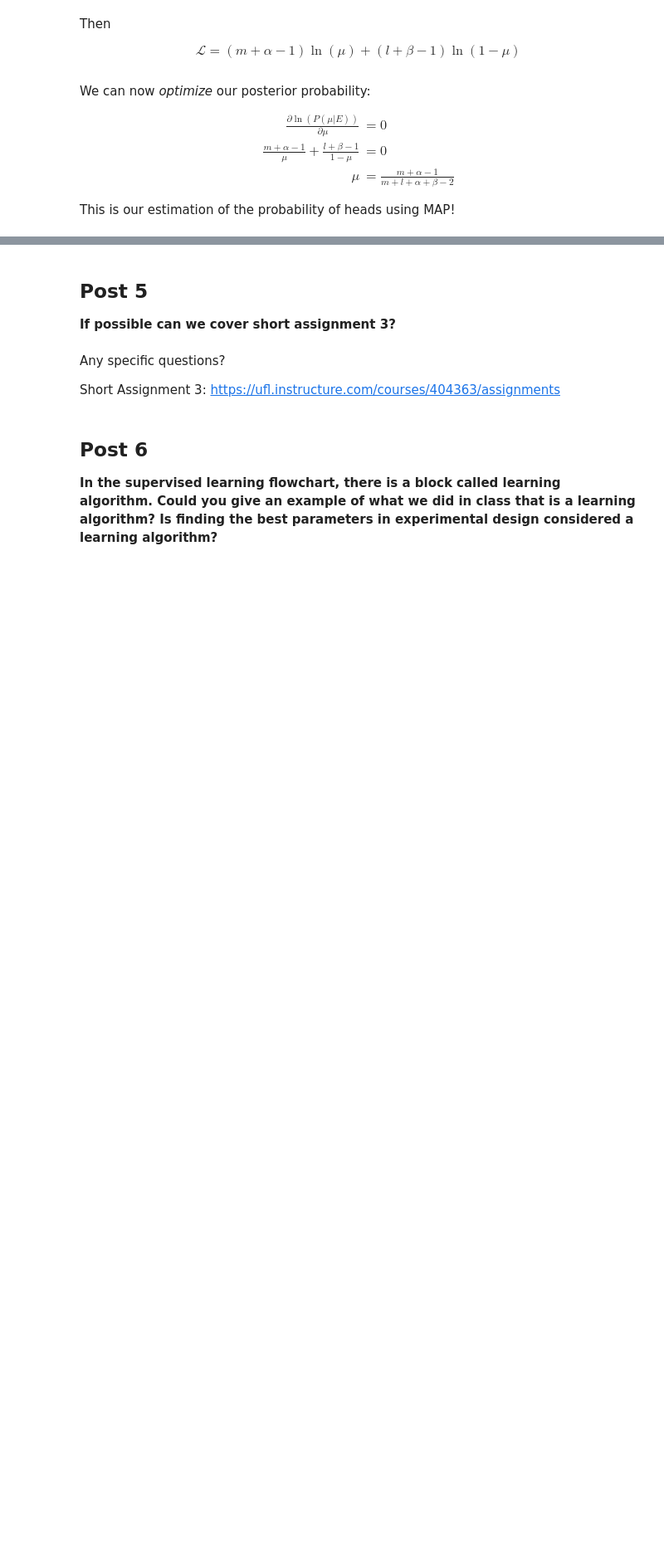
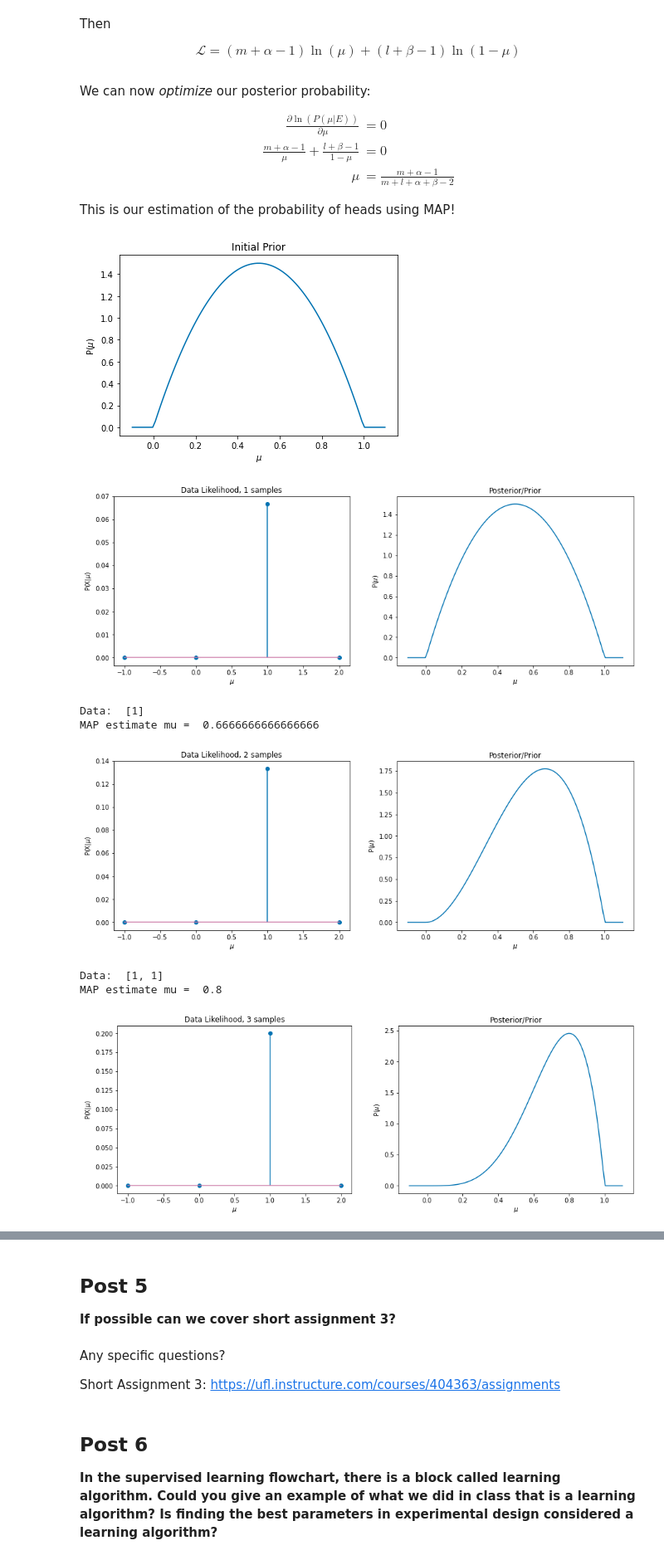
Before and after one commit to villegasmichael79/Lectures, a Jupyter notebook: Lecture 18 - Midterm Exam review/Lecture 18.ipynb, the cells around one changed output, grey strips where cells are left out. Shown at 83% size. Drawn from its saved outputs; the diff is of its cells as text; code cells hidden in the pictures; blank space fills up the shorter version.

```diff
--- a/Lecture 18 - Midterm Exam review/Lecture 18.ipynb
+++ b/Lecture 18 - Midterm Exam review/Lecture 18.ipynb
@@ -201,31 +201,41 @@ Nflips = 15
 a = 2
 b = 2
 
 xr = range(-1,3)
 x = np.linspace(-0.1,1.1,100)
 plt.plot(x, stats.beta(a,b).pdf(x))
 plt.xlabel('$\mu$'); plt.ylabel('P($\mu$)'); plt.title('Initial Prior')
 plt.show()
 Outcomes = []
 for i in range(Nflips):
     Outcomes += [stats.bernoulli(trueMU).rvs(1)[0]]
     estimate_mu = (np.sum(Outcomes)+a-1)/(len(Outcomes)+a+b-2)
 
     # Visualization:
     fig=plt.figure(figsize=(15,5))
     fig.add_subplot(1,2,1)
-    plt.stem(xr, stats.bernoulli(estimate_mu).pmf(xr))
+    plt.stem(xr,np.array([0,len(Outcomes)-np.sum(Outcomes),np.sum(Outcomes),0])/Nflips,
+            use_line_collection=True)
     plt.xlabel('$\mu$'); plt.ylabel('P(X|$\mu$)');
     plt.title('Data Likelihood, '+str(i+1)+' samples')
     fig.add_subplot(1,2,2)
     plt.plot(x, stats.beta(a,b).pdf(x))
     plt.xlabel('$\mu$'); plt.ylabel('P($\mu$)'); plt.title('Posterior/Prior')
     plt.show()
 
     # Print estimate for mu
     print('Data: ',Outcomes)
     print('MAP estimate mu = ', estimate_mu)
 
     # Update Prior distribution
     a = a+np.sum(Outcomes)
     b = b+len(Outcomes)-np.sum(Outcomes)
+# %% [output]
+[figure, added]
+[figure, added]
+Data:  [1]
+MAP estimate mu =  0.6666666666666666
+[figure, added]
+Data:  [1, 1]
+MAP estimate mu =  0.8
+[figure, added]
```
Also changed, not shown: parts of 1 cell of this notebook.
